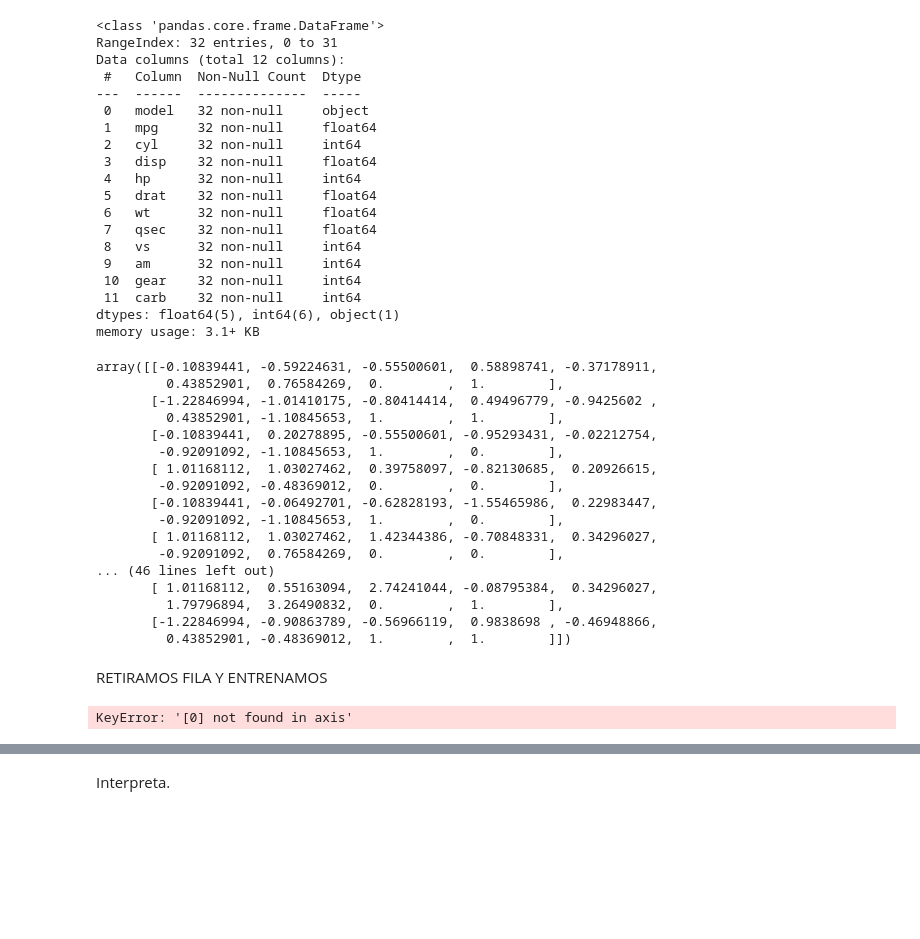
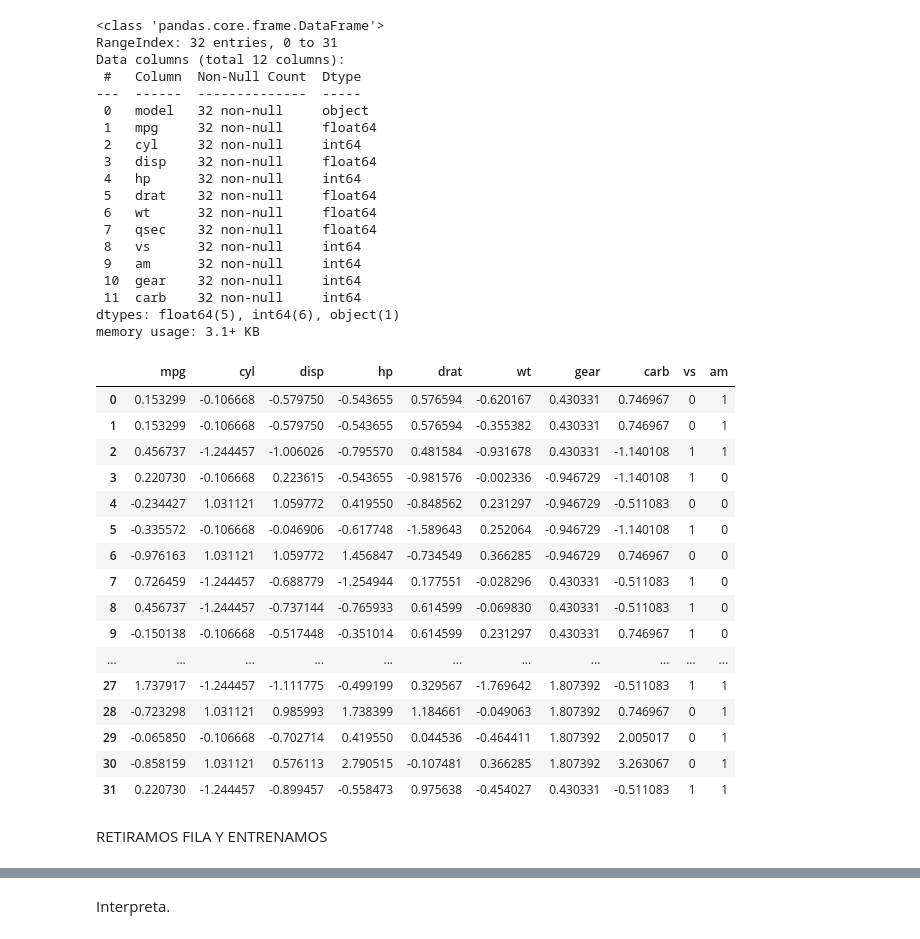
Before and after one commit to navap3206-debug/hello-world, a Jupyter notebook: Lab_R5.ipynb, the cells around one changed output, grey strips where cells are left out. Cells and saved outputs as stored; diff of their text form; code cells hidden in the pictures; blank space fills up the shorter version.

```diff
--- a/Lab_R5.ipynb
+++ b/Lab_R5.ipynb
@@ -99,22 +96,0 @@ matrix_1 = dt
-# %%
-matrix_esc = StandardScaler().fit_transform(matrix_1[['cyl','disp','hp','drat','wt','gear','carb']]) #Escalamos lo necesario
-matrix_2 = np.concatenate((matrix_esc, matrix_1[['vs','am']].to_numpy()), axis=1) #regresamos los categoricos
-matrix_2
-# %% [output]
-array([[-0.10839441, -0.59224631, -0.55500601,  0.58898741, -0.37178911,
-         0.43852901,  0.76584269,  0.        ,  1.        ],
-       [-1.22846994, -1.01410175, -0.80414414,  0.49496779, -0.9425602 ,
-         0.43852901, -1.10845653,  1.        ,  1.        ],
-       [-0.10839441,  0.20278895, -0.55500601, -0.95293431, -0.02212754,
-        -0.92091092, -1.10845653,  1.        ,  0.        ],
-       [ 1.01168112,  1.03027462,  0.39758097, -0.82130685,  0.20926615,
-        -0.92091092, -0.48369012,  0.        ,  0.        ],
-       [-0.10839441, -0.06492701, -0.62828193, -1.55465986,  0.22983447,
-        -0.92091092, -1.10845653,  1.        ,  0.        ],
-       [ 1.01168112,  1.03027462,  1.42344386, -0.70848331,  0.34296027,
-        -0.92091092,  0.76584269,  0.        ,  0.        ],
-... (46 lines left out)
-       [ 1.01168112,  0.55163094,  2.74241044, -0.08795384,  0.34296027,
-         1.79796894,  3.26490832,  0.        ,  1.        ],
-       [-1.22846994, -0.90863789, -0.56966119,  0.9838698 , -0.46948866,
-         0.43852901, -0.48369012,  1.        ,  1.        ]])
@@ -121,12 +99,27 @@ array([[-0.10839441, -0.59224631, -0.55500601,  0.58898741, -0.37178911,
+# %%
+num_escalar = ['mpg','cyl','disp','hp','drat','wt','gear','carb']
+categorical_cols = ['vs','am']
+matrix_esc = StandardScaler().fit_transform(dt[num_escalar])
+X_scaled_df = pd.DataFrame(matrix_esc, columns=num_escalar, index=dt.index)
+matrix_2 = pd.concat([X_scaled_df, dt[categorical_cols]], axis=1)
+matrix_2
+# %% [output]
+|  | mpg | cyl | disp | hp | drat | wt | gear | carb | vs | am |
+| 0 | 0.153299 | -0.106668 | -0.579750 | -0.543655 | 0.576594 | -0.620167 | 0.430331 | 0.746967 | 0 | 1 |
+| 1 | 0.153299 | -0.106668 | -0.579750 | -0.543655 | 0.576594 | -0.355382 | 0.430331 | 0.746967 | 0 | 1 |
+| 2 | 0.456737 | -1.244457 | -1.006026 | -0.795570 | 0.481584 | -0.931678 | 0.430331 | -1.140108 | 1 | 1 |
+| 3 | 0.220730 | -0.106668 | 0.223615 | -0.543655 | -0.981576 | -0.002336 | -0.946729 | -1.140108 | 1 | 0 |
+| 4 | -0.234427 | 1.031121 | 1.059772 | 0.419550 | -0.848562 | 0.231297 | -0.946729 | -0.511083 | 0 | 0 |
+| 5 | -0.335572 | -0.106668 | -0.046906 | -0.617748 | -1.589643 | 0.252064 | -0.946729 | -1.140108 | 1 | 0 |
+| 6 | -0.976163 | 1.031121 | 1.059772 | 1.456847 | -0.734549 | 0.366285 | -0.946729 | 0.746967 | 0 | 0 |
+| 7 | 0.726459 | -1.244457 | -0.688779 | -1.254944 | 0.177551 | -0.028296 | 0.430331 | -0.511083 | 1 | 0 |
+| 8 | 0.456737 | -1.244457 | -0.737144 | -0.765933 | 0.614599 | -0.069830 | 0.430331 | -0.511083 | 1 | 0 |
+| 9 | -0.150138 | -0.106668 | -0.517448 | -0.351014 | 0.614599 | 0.231297 | 0.430331 | 0.746967 | 1 | 0 |
+| ... | ... | ... | ... | ... | ... | ... | ... | ... | ... | ... |
+| 27 | 1.737917 | -1.244457 | -1.111775 | -0.499199 | 0.329567 | -1.769642 | 1.807392 | -0.511083 | 1 | 1 |
+| 28 | -0.723298 | 1.031121 | 0.985993 | 1.738399 | 1.184661 | -0.049063 | 1.807392 | 0.746967 | 0 | 1 |
+| 29 | -0.065850 | -0.106668 | -0.702714 | 0.419550 | 0.044536 | -0.464411 | 1.807392 | 2.005017 | 0 | 1 |
+| 30 | -0.858159 | 1.031121 | 0.576113 | 2.790515 | -0.107481 | 0.366285 | 1.807392 | 3.263067 | 0 | 1 |
+| 31 | 0.220730 | -1.244457 | -0.899457 | -0.558473 | 0.975638 | -0.454027 | 0.430331 | -0.511083 | 1 | 1 |
 # %% [markdown]
 RETIRAMOS FILA Y ENTRENAMOS
-# %%
-for i in range(32):
-  dt.drop(i)
-  vec_y = dt['mpg'] #mpg
-  X2 = SM.add_constant(matrix_2) #CONCADENAR
-  model = SM.OLS(vec_y,X2) #MODELO MINIMOS CUADRADOS ORDINARIOS
-  results = model.fit() #OPTIMIZA
-  print(results.summary())#RESUME
-# %% [output]
-KeyError: '[0] not found in axis'
```
Also changed, not shown: parts of 4 cells of this notebook.
